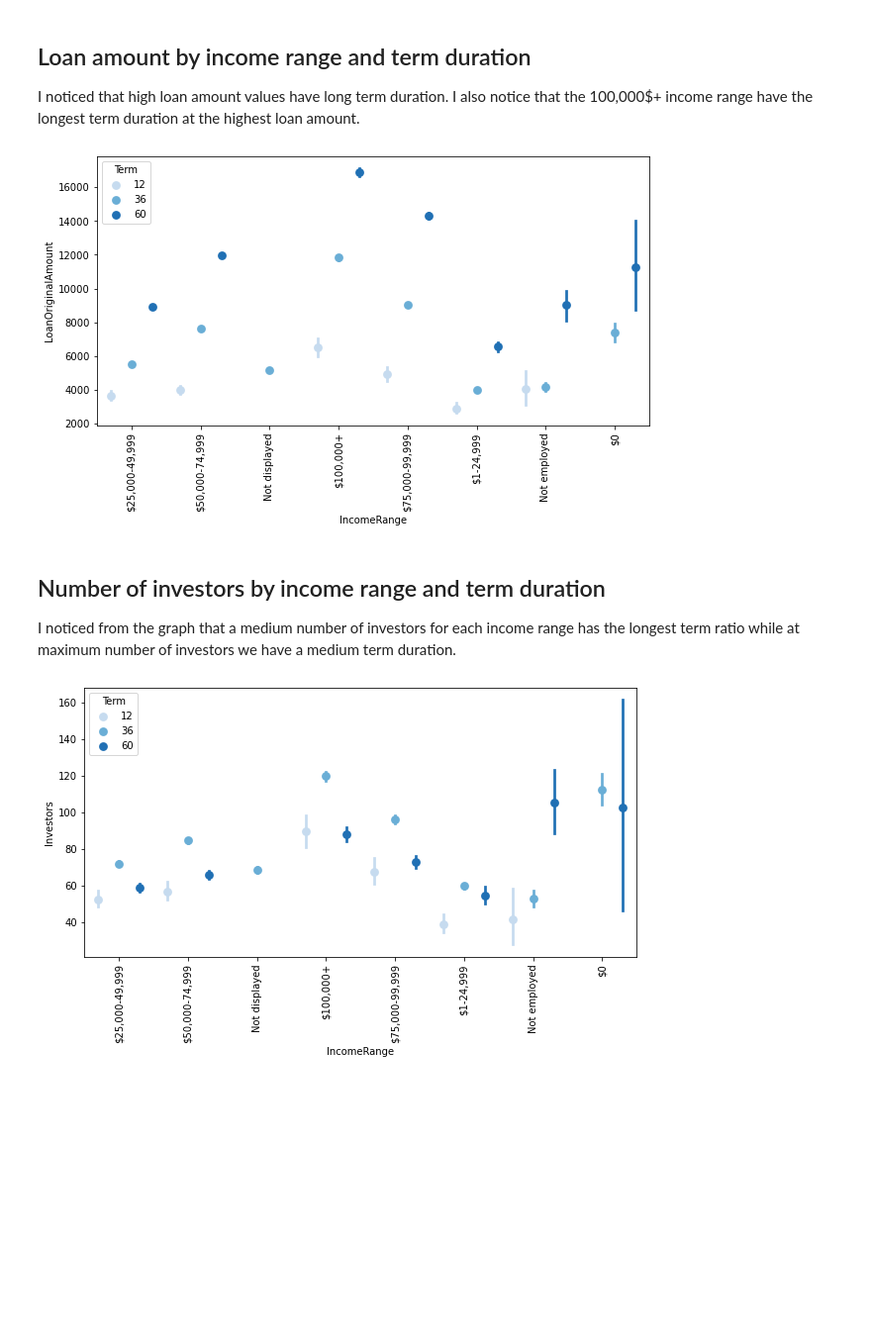
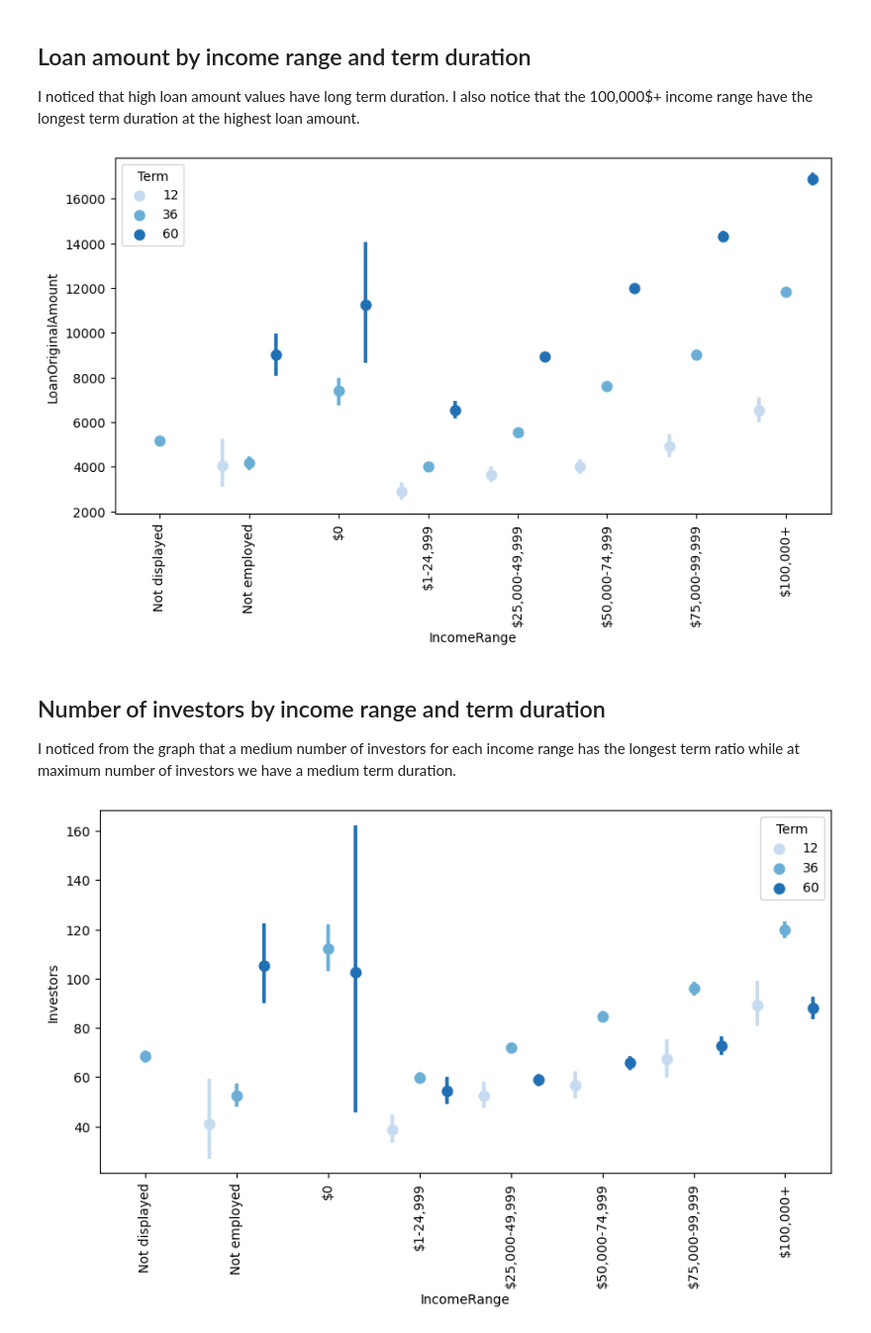
Before and after one commit to Hussien-Sayed/Data-Analysis-projects, a Jupyter notebook: Loan-dataest/Loan_Data_From_Prosper_Dataset_ explanatory_analysis.ipynb, the cells around one changed output. Shown at 99% size. Drawn from its saved outputs; the diff is of its cells as text; code cells hidden in the pictures; blank space fills up the shorter version.

```diff
--- a/Loan-dataest/Loan_Data_From_Prosper_Dataset_ explanatory_analysis.ipynb
+++ b/Loan-dataest/Loan_Data_From_Prosper_Dataset_ explanatory_analysis.ipynb
@@ -63,5 +63,6 @@ From the plot i noticed that people with an income range above 50,000$ tend more
 # %%
+desired_order = ['Not displayed','Not employed','$0','$1-24,999','$25,000-49,999','$50,000-74,999','$75,000-99,999','$100,000+']
 plt.figure(figsize = [10, 5]);
 plt.xticks(rotation=90);
-sb.violinplot(data = df2, x = 'IncomeRange', y = 'LoanOriginalAmount',color=sb.color_palette()[2]);
+sb.violinplot(data = df2, x = 'IncomeRange', y = 'LoanOriginalAmount',color=sb.color_palette()[2],order = desired_order);
 # %% [output]
@@ -71,12 +72,13 @@ sb.violinplot(data = df2, x = 'IncomeRange', y = 'LoanOriginalAmount',color=sb.c
 
 I noticed that high loan amount values have long term duration. I also notice that the 100,000$+ income range have the longest term duration at the highest loan amount.
 # %%
+df3 = df2[df2.LoanStatus.isin(["Completed","Current","Defaulted","Chargedoff"])]
 plt.figure(figsize = [10, 5]);
 sb.pointplot(data = df3, x = 'IncomeRange', y = 'LoanOriginalAmount', hue = 'Term',
-           palette = 'Blues', linestyles = '', dodge =0.6);
+           palette = 'Blues', linestyles = '', dodge =0.6,order = desired_order);
 plt.xticks(rotation=90);
 # %% [output]
-[figure, old version]
+[figure, new version]
 # %% [markdown]
 ## Number of investors by income range and term duration
 
@@ -84,7 +86,7 @@ I noticed from the graph that a medium number of investors for each income range
 # %%
 plt.figure(figsize = [10, 5]);
 sb.pointplot(data = df3, x = 'IncomeRange', y = 'Investors', hue = 'Term',
-           palette = 'Blues', linestyles = '', dodge =0.6);
+           palette = 'Blues', linestyles = '', dodge =0.6,order = desired_order);
 plt.xticks(rotation=90);
 # %% [output]
-[figure, old version]
+[figure, new version]
```
Also changed, not shown: parts of 9 cells of this notebook, 1 other file.
